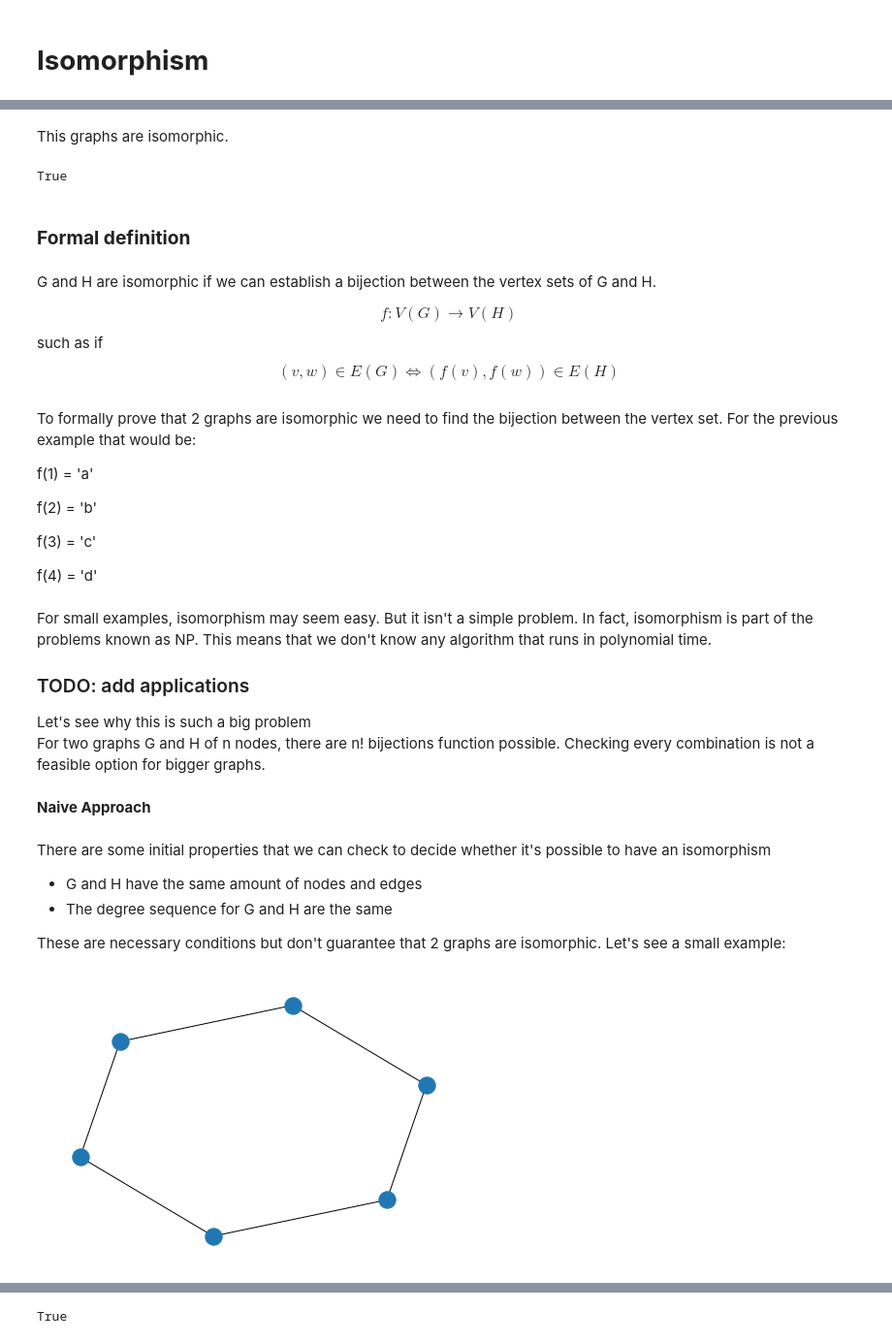
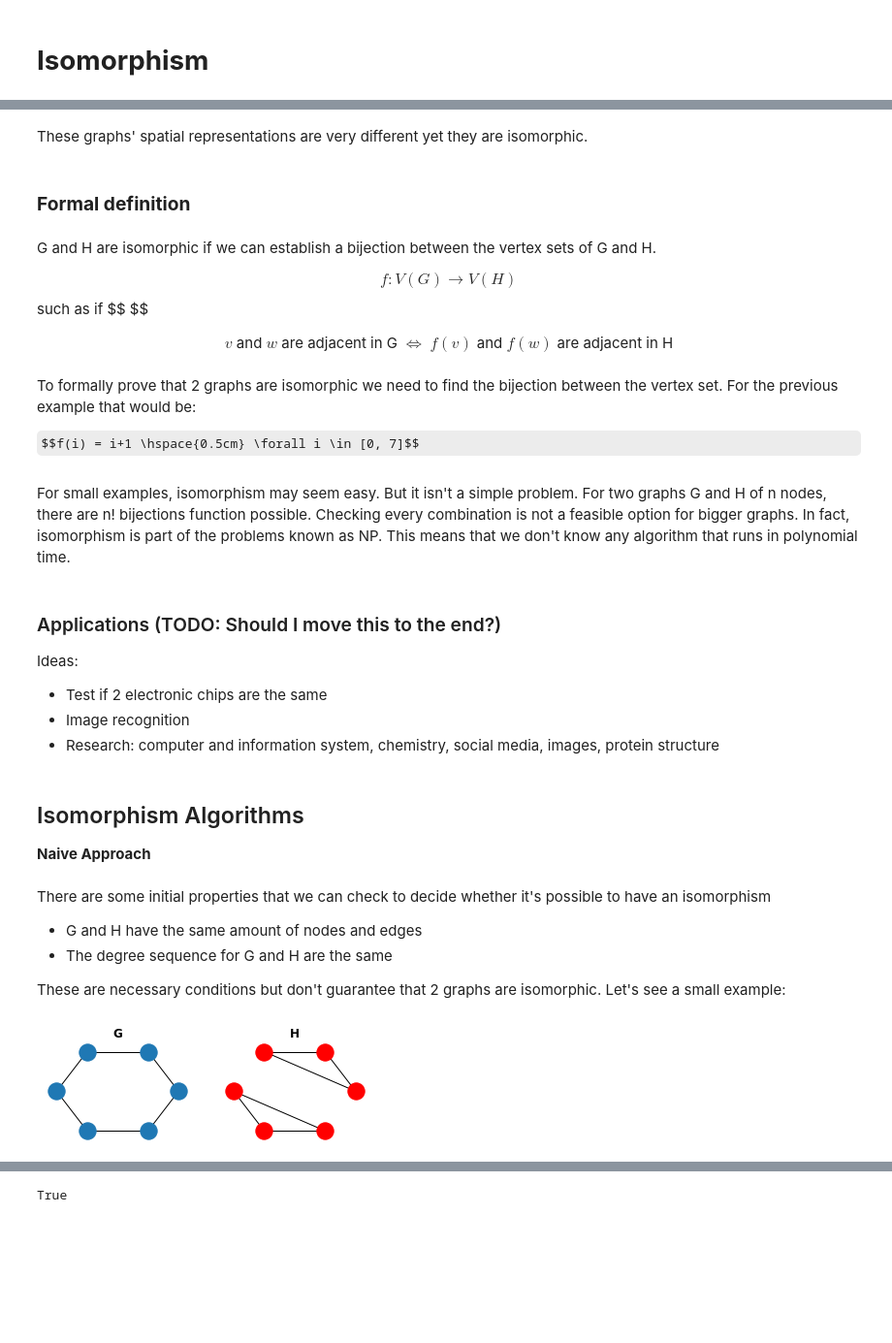
Before and after one commit to networkx/nx-guides, a Jupyter notebook: content/algorithms/Isomorphism/isomorphism.ipynb, the cells around one changed output, grey strips where cells are left out. Shown at 97% size. Cells and saved outputs as stored; diff of their text form; code cells hidden in the pictures; some formulas as TeX source; blank space fills up the shorter version.

```diff
--- a/content/algorithms/Isomorphism/isomorphism.ipynb
+++ b/content/algorithms/Isomorphism/isomorphism.ipynb
@@ -19,35 +23,31 @@ nx.draw_planar(G2, with_labels = True)
 # %% [markdown]
-This graphs are isomorphic.
+These graphs' spatial representations are very different yet they are isomorphic.
-# %%
-nx.is_isomorphic(G1, G2)
-# %% [output]
-True
 # %% [markdown]
 ### **Formal definition**
 # %% [markdown]
 G and H are isomorphic if we can establish a bijection between the vertex sets of G and H.
 
 $${\displaystyle f\colon V(G)\to V(H)}$$
-such as if $$(v, w) \in E(G) \iff (f(v), f(w)) \in E(H)$$
+such as if $$ $$
+
+<center> $v$  and $ w $ are  adjacent  in G $\iff$ $f(v)$ and $f(w)$ are adjacent in H </center>
 # %% [markdown]
 To formally prove that 2 graphs are isomorphic we need to find the bijection between the vertex set. For the previous example that would be:
 
-f(1) = 'a'
-
-f(2) = 'b'
-
-f(3) = 'c'
-
-f(4) = 'd'
+$$f(i) = i+1 \hspace{0.5cm} \forall i \in [0, 7]$$
 # %% [markdown]
-For small examples, isomorphism may seem easy. But it isn't a simple problem. In fact, isomorphism is part of the problems known as NP. This means that we don't know any algorithm that runs in polynomial time.
-
-### TODO: add applications
-
-Let's see why this is such a big problem
-For two graphs G and H of n nodes, there are n! bijections function possible. Checking every combination is not a feasible option for bigger graphs.
+For small examples, isomorphism may seem easy. But it isn't a simple problem. For two graphs G and H of n nodes, there are n! bijections function possible. Checking every combination is not a feasible option for bigger graphs.
+In fact, isomorphism is part of the problems known as NP. This means that we don't know any algorithm that runs in polynomial time.
+# %% [markdown]
+### Applications (TODO: Should I move this to the end?)
+
+Ideas:
+- Test if 2 electronic chips are the same
+- Image recognition
+- Research: computer and information system, chemistry, social media, images, protein structure
 # %% [markdown]
- **Naive Approach**
+## Isomorphism Algorithms
+**Naive Approach**
 # %% [markdown]
 There are some initial properties that we can check to decide whether it's possible to have an isomorphism
 - G and H have the same amount of nodes and edges
@@ -55,7 +55,14 @@ There are some initial properties that we can check to decide whether it's possi
 
 These are necessary conditions but don't guarantee that 2 graphs are isomorphic. Let's see a small example:
 # %%
+plt.subplot(221)
 G = nx.cycle_graph(6)
-nx.draw(G)
+nx.draw_circular(G)
+plt.title("G", fontweight="bold")
+plt.subplot(222)
+H = nx.union(nx.cycle_graph(3), nx.cycle_graph(3), rename = ("s","d"))
+nx.draw_circular(H, node_color = "r")
+plt.title("H", fontweight="bold")
+plt.show()
 # %% [output]
-[figure, old version]
+[figure, new version]
```
Also changed, not shown: parts of 11 cells of this notebook, 1 other file.
